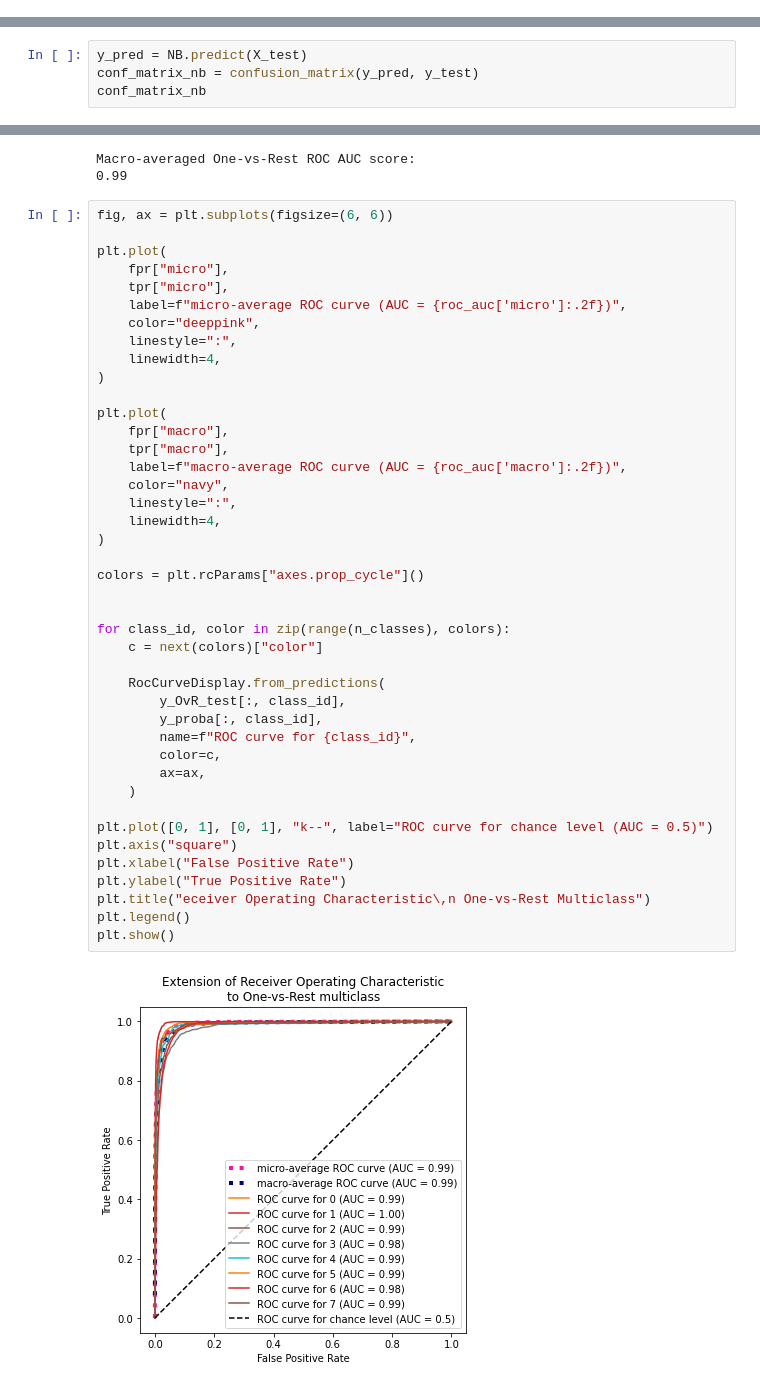
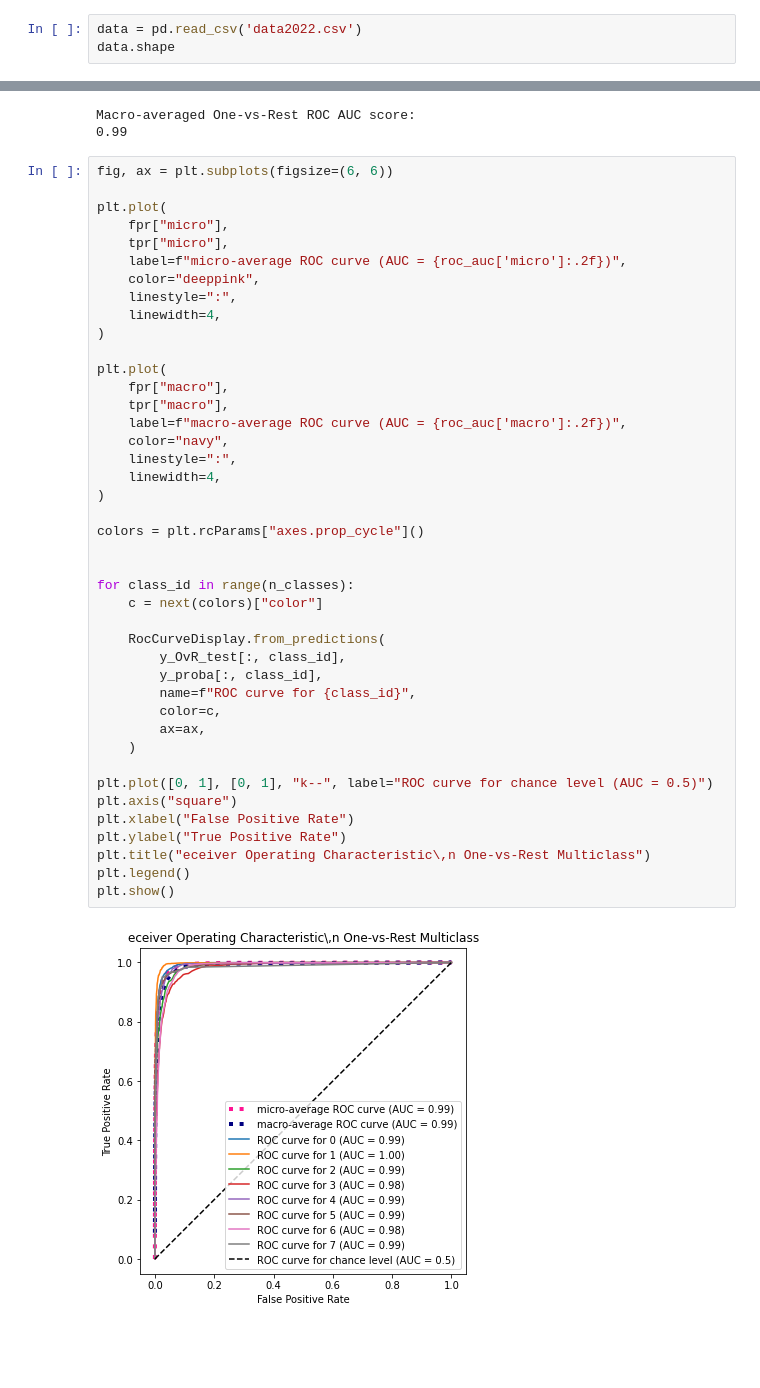
Before and after one commit to joshsalce/Pitch-Classifier-MLB-2022, a Jupyter notebook: Classifier_1.ipynb, the cells around one changed output, grey strips where cells are left out. Saved outputs shown, nothing was run; the diff lists cells and outputs as text; blank space fills up the shorter version.

```diff
--- a/Classifier_1.ipynb
+++ b/Classifier_1.ipynb
@@ -66,3 +66,6 @@ subqueries if that happens.
 | 4557 | FF | 2022-10-05 | 96.7 | -0.41 | 6.75 | Baker, Bryan | 665489 | 641329 | ... |
 10 rows × 92 columns
 Warning: Total number of columns (92) exceeds max_columns (20) limiting to first (20) columns.
+# %%
+data = pd.read_csv('data2022.csv')
+data.shape
@@ -819,6 +844,2 @@ NB = GaussianNB()
 NB.fit(X_train, y_train)
 y_pred = NB.predict(X_test)
-# %%
-y_pred = NB.predict(X_test)
-conf_matrix_nb = confusion_matrix(y_pred, y_test)
-conf_matrix_nb
@@ -1094,32 +1159,32 @@ plt.plot(
 plt.plot(
     fpr["macro"],
     tpr["macro"],
     label=f"macro-average ROC curve (AUC = {roc_auc['macro']:.2f})",
     color="navy",
     linestyle=":",
     linewidth=4,
 )
 
 colors = plt.rcParams["axes.prop_cycle"]()
 
 
-for class_id, color in zip(range(n_classes), colors):
+for class_id in range(n_classes):
     c = next(colors)["color"]
 
     RocCurveDisplay.from_predictions(
         y_OvR_test[:, class_id],
         y_proba[:, class_id],
         name=f"ROC curve for {class_id}",
         color=c,
         ax=ax,
     )
 
 plt.plot([0, 1], [0, 1], "k--", label="ROC curve for chance level (AUC = 0.5)")
 plt.axis("square")
 plt.xlabel("False Positive Rate")
 plt.ylabel("True Positive Rate")
 plt.title("eceiver Operating Characteristic\,n One-vs-Rest Multiclass")
 plt.legend()
 plt.show()
 # %% [output]
-[figure, old version]
+[figure, new version]
```
Also changed, not shown: parts of 43 cells of this notebook.
